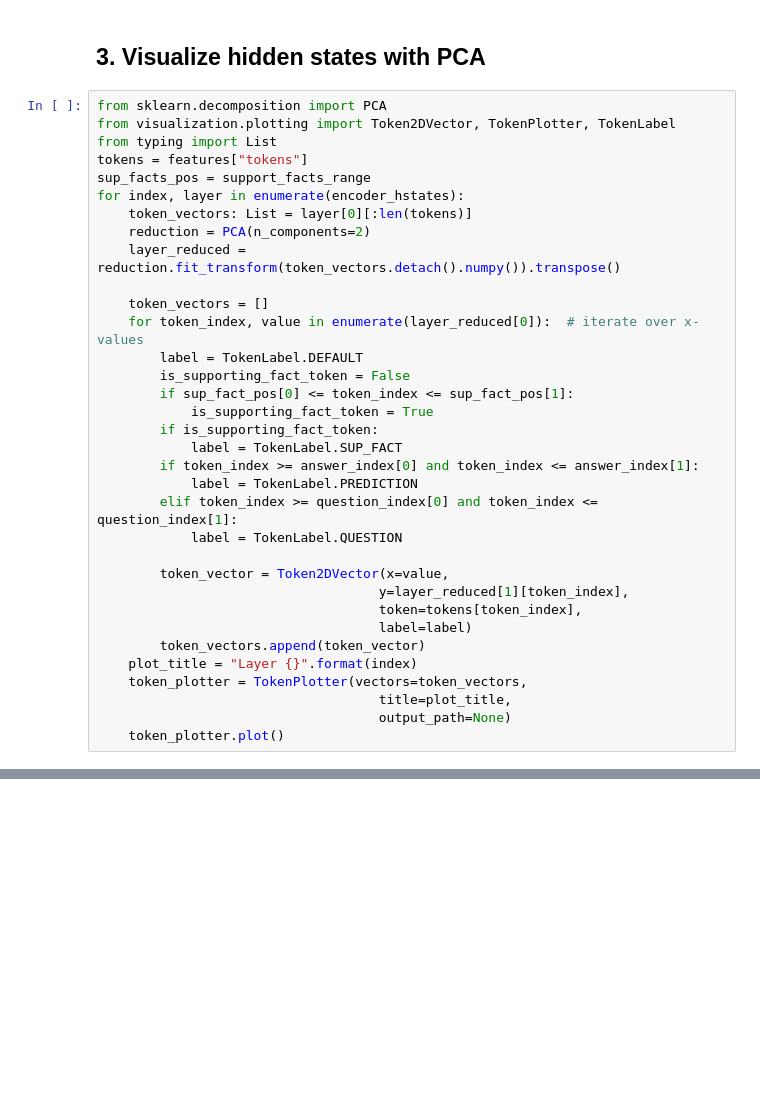
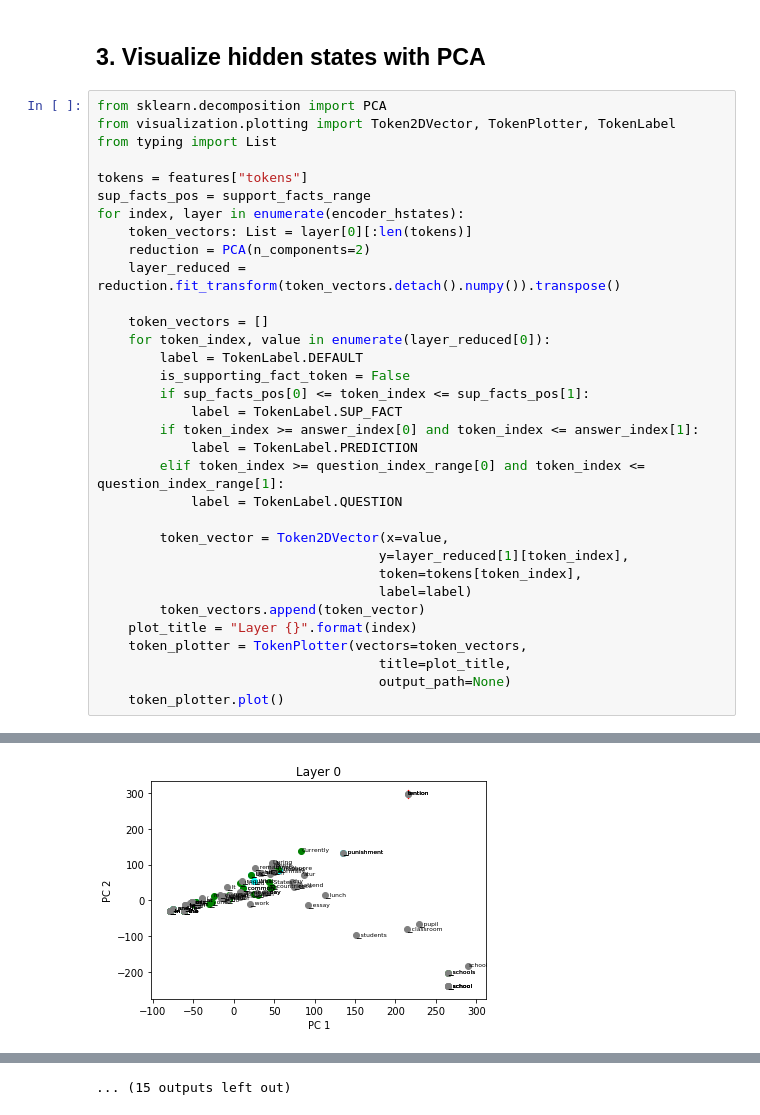
Before and after one commit to omidvosoughi/How-Does-Bert-Answer-QA-DLP2021, a Jupyter notebook: src/visualization_T5.ipynb, the cells around one changed output, grey strips where cells are left out. Saved outputs shown, nothing was run; the diff lists cells and outputs as text; blank space fills up the shorter version.

Commit message:
Replicated Visualization and refactored some things

```diff
--- a/src/visualization_T5.ipynb
+++ b/src/visualization_T5.ipynb
@@ -105,6 +87,7 @@ print(answer, answer_index, question_index_range, support_facts_range)
 from sklearn.decomposition import PCA
 from visualization.plotting import Token2DVector, TokenPlotter, TokenLabel
 from typing import List
+
 tokens = features["tokens"]
 sup_facts_pos = support_facts_range
 for index, layer in enumerate(encoder_hstates):
@@ -113,16 +96,14 @@ for index, layer in enumerate(encoder_hstates):
     layer_reduced = reduction.fit_transform(token_vectors.detach().numpy()).transpose()
 
     token_vectors = []
-    for token_index, value in enumerate(layer_reduced[0]):  # iterate over x-values
+    for token_index, value in enumerate(layer_reduced[0]):
         label = TokenLabel.DEFAULT
         is_supporting_fact_token = False
-        if sup_fact_pos[0] <= token_index <= sup_fact_pos[1]:
-            is_supporting_fact_token = True
-        if is_supporting_fact_token:
+        if sup_facts_pos[0] <= token_index <= sup_facts_pos[1]:
             label = TokenLabel.SUP_FACT
         if token_index >= answer_index[0] and token_index <= answer_index[1]:
             label = TokenLabel.PREDICTION
-        elif token_index >= question_index[0] and token_index <= question_index[1]:
+        elif token_index >= question_index_range[0] and token_index <= question_index_range[1]:
             label = TokenLabel.QUESTION
 
         token_vector = Token2DVector(x=value,
@@ -139,0 +121 @@ TypeError: 'int' object is not subscriptable
+[figure, added]
@@ -139,0 +132 @@ TypeError: 'int' object is not subscriptable
+... (15 outputs left out)
```
Also changed, not shown: parts of 4 cells of this notebook, 2 other files.
